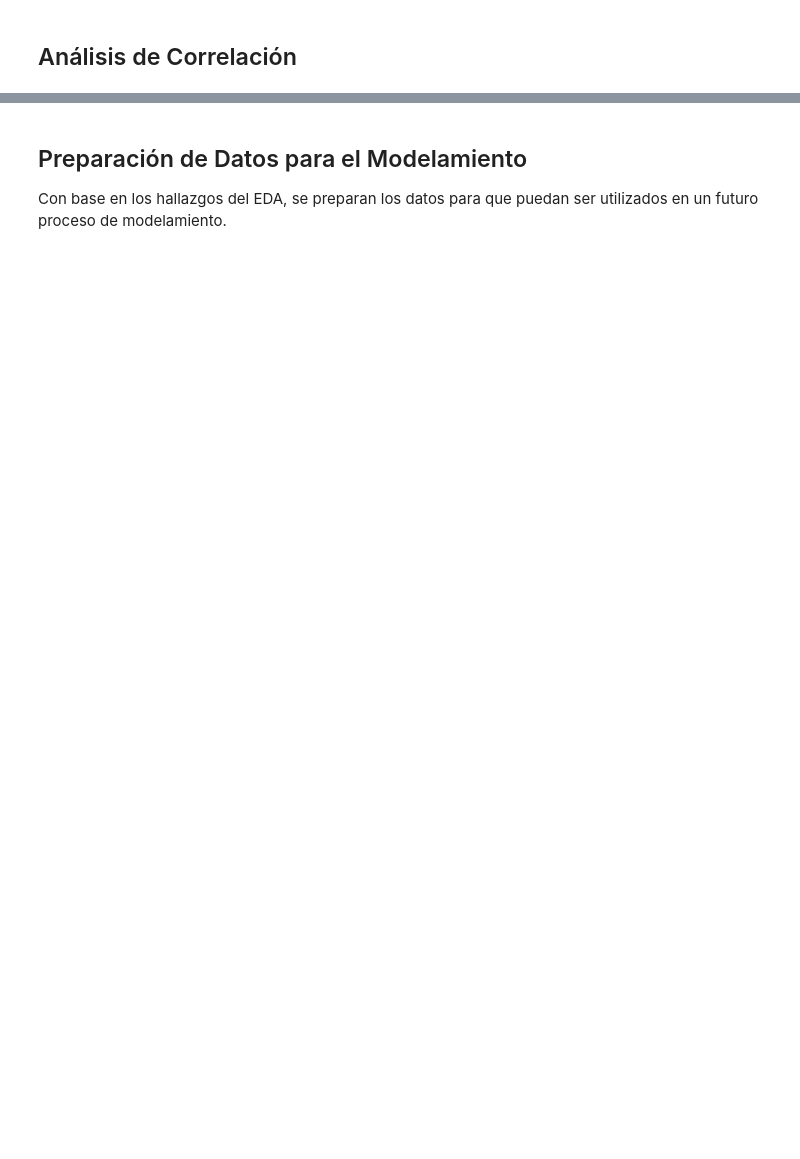
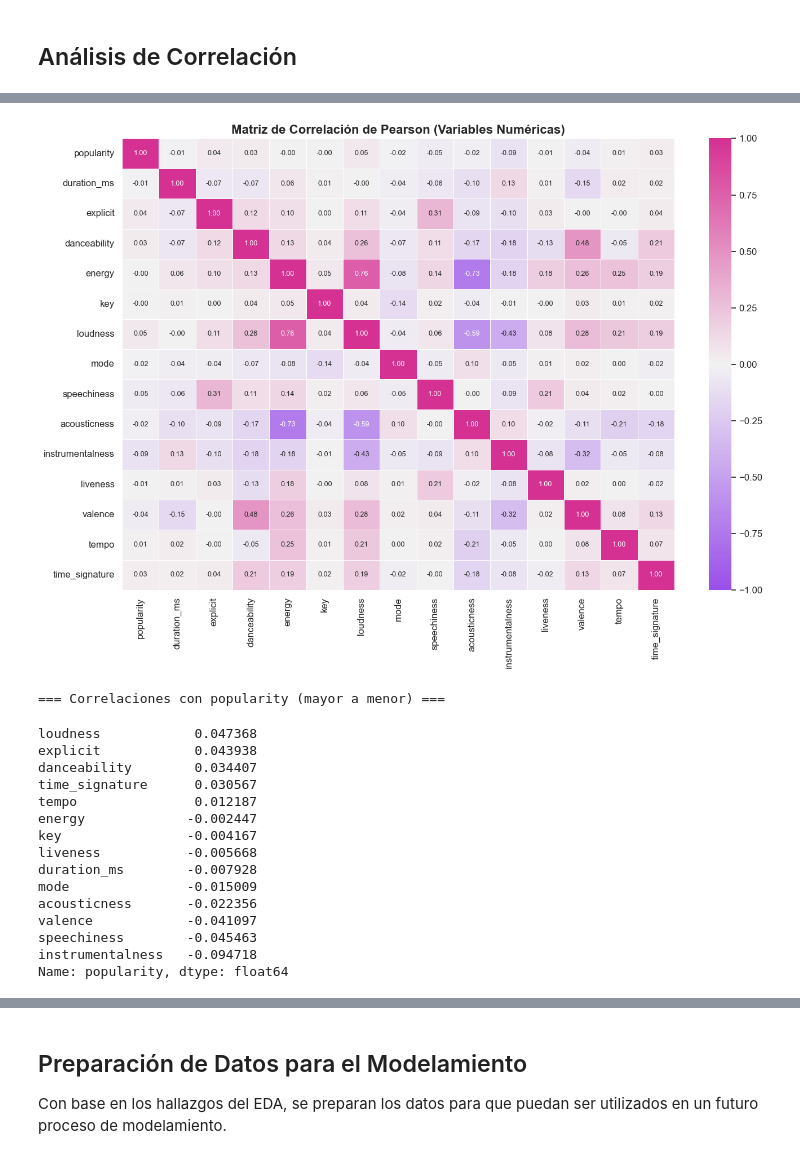
Before and after one commit to Starlitbloom/Spotify-Tracks-Dataset, a Jupyter notebook: notebooks/01_analisis_spotify.ipynb, the cells around one changed output, grey strips where cells are left out. Saved outputs shown, nothing was run; the diff lists cells and outputs as text; code cells hidden in the pictures; blank space fills up the shorter version.

```diff
--- a/notebooks/01_analisis_spotify.ipynb
+++ b/notebooks/01_analisis_spotify.ipynb
@@ -367,33 +530,64 @@ plt.show()
 # %%
 # Se calcula la matriz de correlación utilizando únicamente variables numéricas
 corr_matrix = df_final.corr(numeric_only=True)
 
-plt.figure(figsize=(14, 10))
-paleta_verde_morado = sns.diverging_palette(280, 150, s=85, l=50, as_cmap=True)
+# Se verifica que existan suficientes variables numéricas para calcular correlaciones
+if corr_matrix.empty:
+    print("No hay variables numéricas suficientes para calcular correlaciones.")
 
-sns.heatmap(
-    corr_matrix,
-    cmap=paleta_verde_morado,
-    center=0,
-    annot=True,
-    fmt=".2f",
-    annot_kws={"size": 9},
-    linewidths=0.5,
-    vmin=-1,
-    vmax=1
-)
-plt.title("Matriz de Correlación de Pearson (Variables Numéricas)", fontsize=16, fontweight="bold")
-plt.tight_layout()
-plt.show()
+else:
+    plt.figure(figsize=(14, 10))
 
-if variable_objetivo in corr_matrix.columns:
-    correlaciones_popularidad = (
-        corr_matrix[variable_objetivo]
-        .drop(variable_objetivo)
-        .sort_values(ascending=False)
+    # Se crea una paleta de colores en tonos rosa y morado
+    paleta_rosa_morado = sns.diverging_palette(
+        280,
+        340,
+        s=85,
+        l=50,
+        as_cmap=True
     )
-    print("\n=== Correlaciones con popularity (mayor a menor) ===")
-    display(correlaciones_popularidad)
+
+    sns.heatmap(
+        corr_matrix,
+        cmap=paleta_rosa_morado,
+        center=0,
+        annot=True,
+        fmt=".2f",
+        annot_kws={"size": 9},
+        linewidths=0.5,
+        vmin=-1,
+        vmax=1
+    )
+    plt.title("Matriz de Correlación de Pearson (Variables Numéricas)", fontsize=16, fontweight="bold")
+    plt.tight_layout()
+    plt.show()
+
+    if variable_objetivo in corr_matrix.columns:
+        correlaciones_popularidad = (
+            corr_matrix[variable_objetivo]
+            .drop(variable_objetivo)
+            .sort_values(ascending=False)
+        )
+        print("\n=== Correlaciones con popularity (mayor a menor) ===")
+        display(correlaciones_popularidad)
+# %% [output]
+[figure, added]
+=== Correlaciones con popularity (mayor a menor) ===
+loudness            0.047368
+explicit            0.043938
+danceability        0.034407
+time_signature      0.030567
+tempo               0.012187
+energy             -0.002447
+key                -0.004167
+liveness           -0.005668
+duration_ms        -0.007928
+mode               -0.015009
+acousticness       -0.022356
+valence            -0.041097
+speechiness        -0.045463
+instrumentalness   -0.094718
+Name: popularity, dtype: float64
 # %% [markdown]
 ### Interpretación de la Matriz de Correlación
 
```
Also changed, not shown: parts of 26 cells of this notebook, 3 other files.
